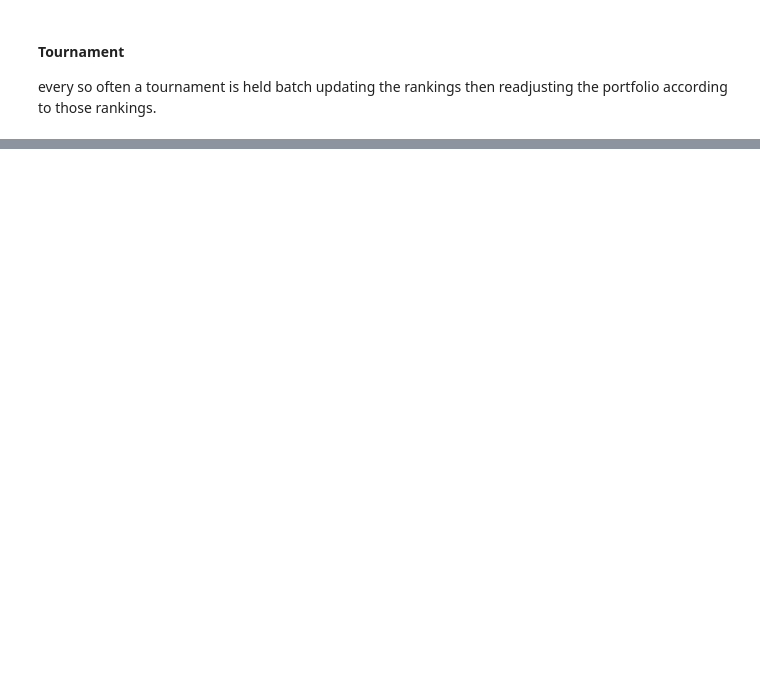
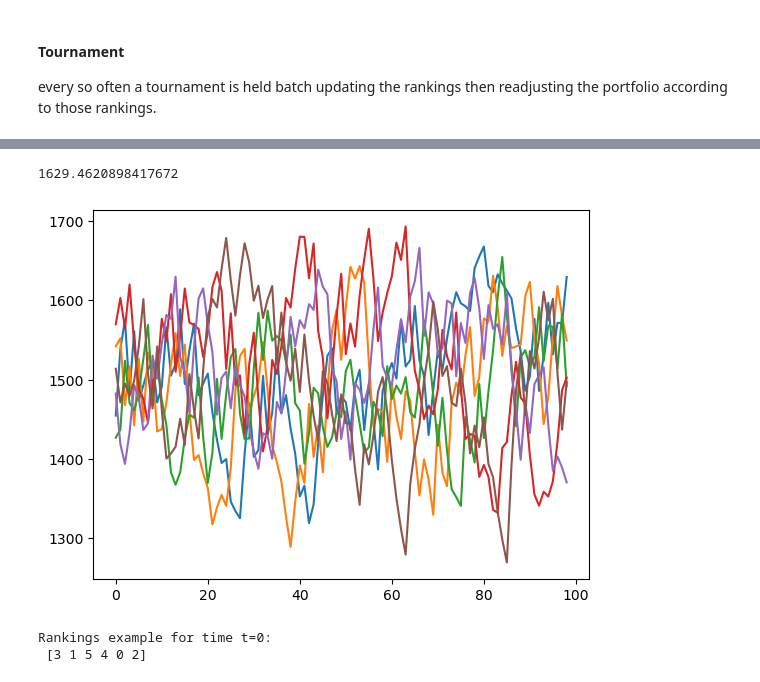
Before and after one commit to cbsither/elo_portfolio_ranking, a Jupyter notebook: notebooks/tournament.ipynb, the cells around one changed output, grey strips where cells are left out. Cells and saved outputs as stored; diff of their text form; code cells hidden in the pictures; blank space fills up the shorter version.

```diff
--- a/notebooks/tournament.ipynb
+++ b/notebooks/tournament.ipynb
@@ -30,0 +72,39 @@ returns = generate_returns(arr=dat_)
+# %%
+# pairwise comparisons to get win/loss array
+
+# Create the win_loss_arr with the correct shape (time, assets, assets)
+win_loss_arr = np.zeros((returns.shape[0], returns.shape[1], returns.shape[1]))
+
+# Initialize ratings array with the first time step ratings set to 1500
+ratings = np.zeros((returns.shape[0], returns.shape[1]))
+ratings[0] = 1500
+
+# Initialize Elo_Player instances for each asset
+players = [Elo_Player(rating=1500) for _ in range(returns.shape[1])]
+
+
+for t in range(returns.shape[0]):
+    # daily tournament
+    for i in range(returns.shape[1]):
+        for j in range(returns.shape[1]):
+            if i == j:
+                win_loss_arr[t, i, j] = np.nan
+            else:
+                win_loss_arr[t, i, j] = Evaluation.above_below_equal(s1=returns[t, i], s2=returns[t, j])
+
+
+    # Update ratings using online_update
+    for i in range(returns.shape[1]):
+        outcomes = []
+        opponent_ratings = []
+        for j in range(returns.shape[1]):
+            if i != j:
+                outcomes.append(win_loss_arr[t, i, j])
+                opponent_ratings.append(players[j].get_rating())
+
+        players[i].online_update(outcomes=outcomes, ratings=opponent_ratings)
+        ratings[t,i] = players[i].get_rating()
+
+
+print("Shape of win_loss_arr:", win_loss_arr.shape)
+print("win_loss_arr example slice for time t=0:\n", win_loss_arr[0])
@@ -30,0 +120,11 @@ returns = generate_returns(arr=dat_)
+# %%
+players[0].get_rating()
+# %% [output]
+1629.4620898417672
+# %%
+# get elo ratings
+for i in range(0, ratings.shape[1]):
+    plt.plot(ratings[:,i])
+plt.show()
+# %% [output]
+[figure, added]
@@ -30,0 +150,8 @@ returns = generate_returns(arr=dat_)
+# %%
+# rank players
+rankings = rank_players_over_time(ratings)
+
+print("Rankings example for time t=0:\n", rankings[0])
+# %% [output]
+Rankings example for time t=0:
+ [3 1 5 4 0 2]
```
Also changed, not shown: parts of 15 cells of this notebook, 2 other files.
